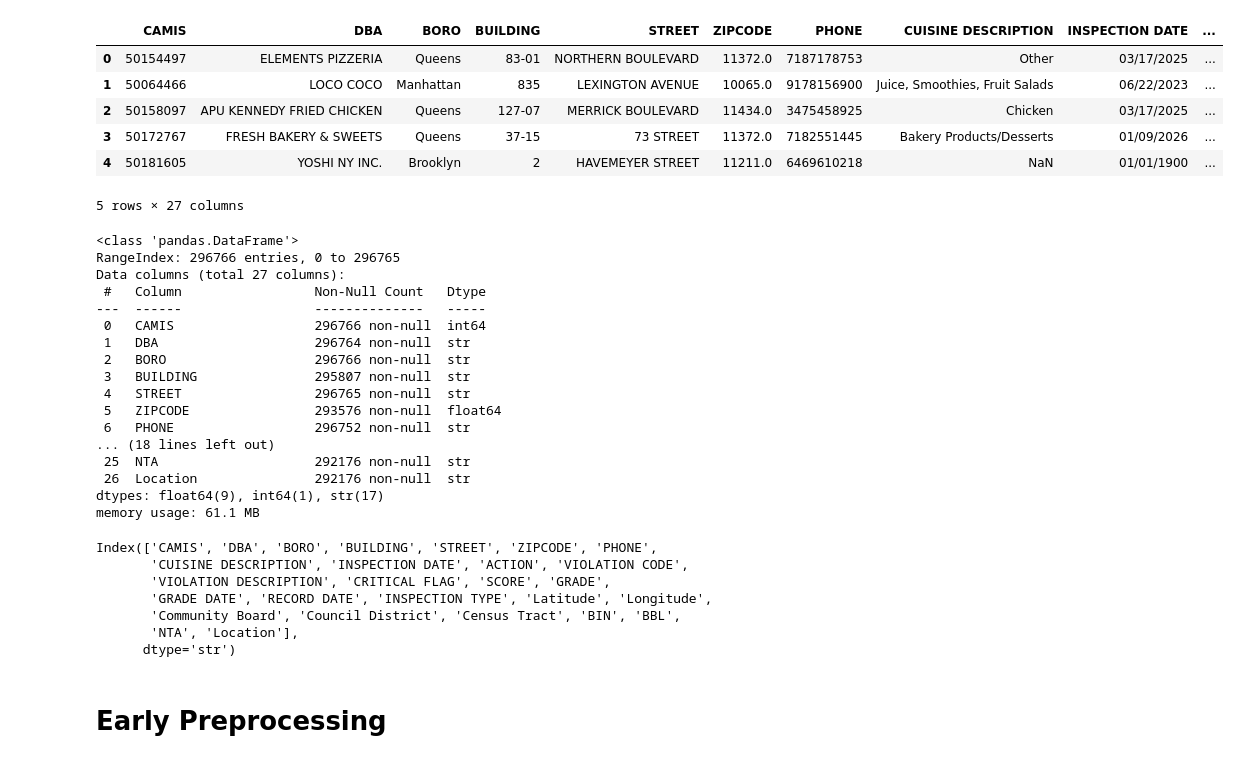
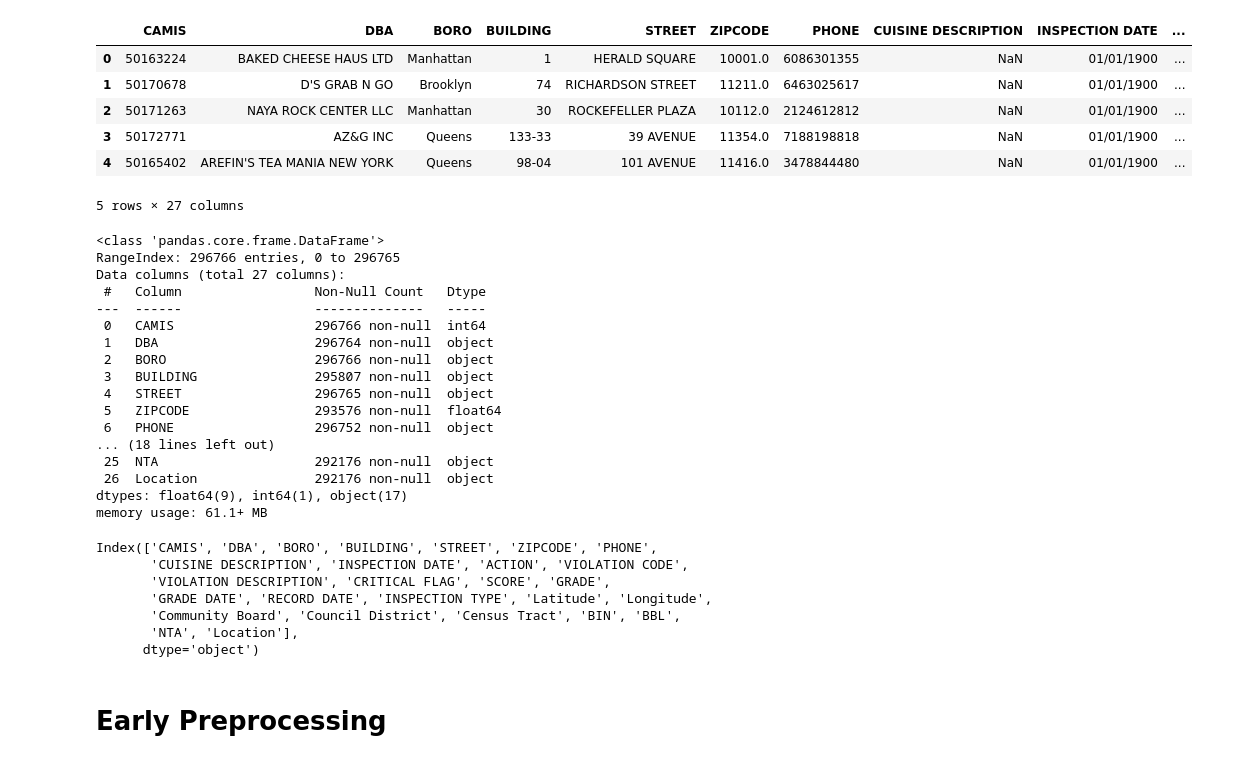
Before and after one commit to HUB37T/8-Hubert-Naufal, a Jupyter notebook: Prepro_Naufal.ipynb, the cells around one changed output. Saved outputs shown, nothing was run; the diff lists cells and outputs as text; code cells hidden in the pictures.

```diff
--- a/Prepro_Naufal.ipynb
+++ b/Prepro_Naufal.ipynb
@@ -2,36 +2,36 @@
 import numpy as np
 import pandas as pd
 # %%
-df = pd.read_csv('aduhiyaiya.csv')
+df = pd.read_csv('./dataset/Restaurant.csv')
 df.head()
 # %% [output]
 |  | CAMIS | DBA | BORO | BUILDING | STREET | ZIPCODE | PHONE | CUISINE DESCRIPTION | INSPECTION DATE | ... |
-| 0 | 50154497 | ELEMENTS PIZZERIA | Queens | 83-01 | NORTHERN BOULEVARD | 11372.0 | 7187178753 | Other | 03/17/2025 | ... |
-| 1 | 50064466 | LOCO COCO | Manhattan | 835 | LEXINGTON AVENUE | 10065.0 | 9178156900 | Juice, Smoothies, Fruit Salads | 06/22/2023 | ... |
-| 2 | 50158097 | APU KENNEDY FRIED CHICKEN | Queens | 127-07 | MERRICK BOULEVARD | 11434.0 | 3475458925 | Chicken | 03/17/2025 | ... |
-| 3 | 50172767 | FRESH BAKERY & SWEETS | Queens | 37-15 | 73 STREET | 11372.0 | 7182551445 | Bakery Products/Desserts | 01/09/2026 | ... |
-| 4 | 50181605 | YOSHI NY INC. | Brooklyn | 2 | HAVEMEYER STREET | 11211.0 | 6469610218 | NaN | 01/01/1900 | ... |
+| 0 | 50163224 | BAKED CHEESE HAUS LTD | Manhattan | 1 | HERALD SQUARE | 10001.0 | 6086301355 | NaN | 01/01/1900 | ... |
+| 1 | 50170678 | D'S GRAB N GO | Brooklyn | 74 | RICHARDSON STREET | 11211.0 | 6463025617 | NaN | 01/01/1900 | ... |
+| 2 | 50171263 | NAYA ROCK CENTER LLC | Manhattan | 30 | ROCKEFELLER PLAZA | 10112.0 | 2124612812 | NaN | 01/01/1900 | ... |
+| 3 | 50172771 | AZ&G INC | Queens | 133-33 | 39 AVENUE | 11354.0 | 7188198818 | NaN | 01/01/1900 | ... |
+| 4 | 50165402 | AREFIN'S TEA MANIA NEW YORK | Queens | 98-04 | 101 AVENUE | 11416.0 | 3478844480 | NaN | 01/01/1900 | ... |
 5 rows × 27 columns
 # %%
 df.info()
 # %% [output]
-<class 'pandas.DataFrame'>
+<class 'pandas.core.frame.DataFrame'>
 RangeIndex: 296766 entries, 0 to 296765
 Data columns (total 27 columns):
  #   Column                 Non-Null Count   Dtype
 ---  ------                 --------------   -----
  0   CAMIS                  296766 non-null  int64
- 1   DBA                    296764 non-null  str
- 2   BORO                   296766 non-null  str
- 3   BUILDING               295807 non-null  str
- 4   STREET                 296765 non-null  str
+ 1   DBA                    296764 non-null  object
+ 2   BORO                   296766 non-null  object
+ 3   BUILDING               295807 non-null  object
+ 4   STREET                 296765 non-null  object
  5   ZIPCODE                293576 non-null  float64
- 6   PHONE                  296752 non-null  str
+ 6   PHONE                  296752 non-null  object
 ... (18 lines left out)
- 25  NTA                    292176 non-null  str
- 26  Location               292176 non-null  str
-dtypes: float64(9), int64(1), str(17)
-memory usage: 61.1 MB
+ 25  NTA                    292176 non-null  object
+ 26  Location               292176 non-null  object
+dtypes: float64(9), int64(1), object(17)
+memory usage: 61.1+ MB
 # %%
 df.columns
 # %% [output]
@@ -41,7 +41,7 @@ Index(['CAMIS', 'DBA', 'BORO', 'BUILDING', 'STREET', 'ZIPCODE', 'PHONE',
        'GRADE DATE', 'RECORD DATE', 'INSPECTION TYPE', 'Latitude', 'Longitude',
        'Community Board', 'Council District', 'Census Tract', 'BIN', 'BBL',
        'NTA', 'Location'],
-      dtype='str')
+      dtype='object')
 # %% [markdown]
 # Early Preprocessing
 # %% [markdown]
```
Also changed, not shown: parts of 10 cells of this notebook, 5 other files.
